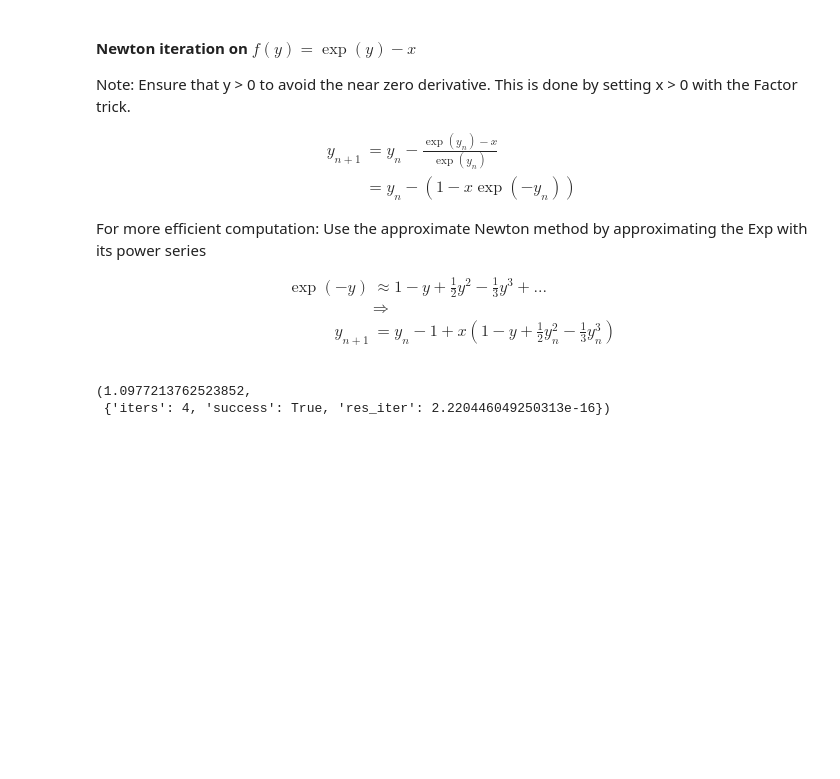
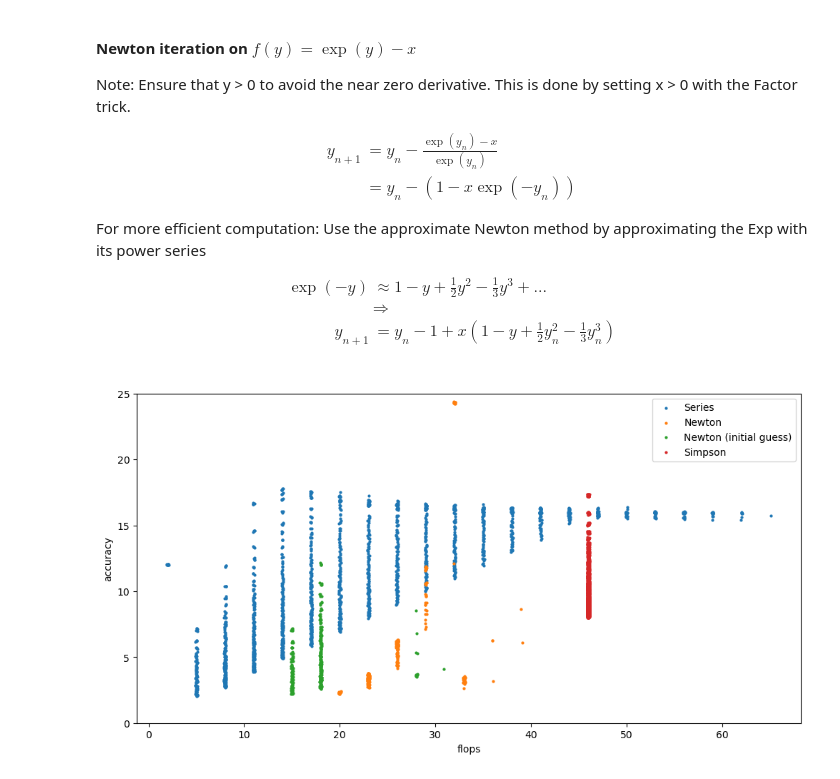
Before and after one commit to tom-nijhuis/numerical-investigation, a Jupyter notebook: logarithm.ipynb, the cells around one changed output. Saved outputs shown, nothing was run; the diff lists cells and outputs as text; code cells hidden in the pictures; blank space fills up the shorter version.

Commit message:
add figure

```diff
--- a/logarithm.ipynb
+++ b/logarithm.ipynb
@@ -65,7 +67,7 @@ def FactorTrick(x, xmin = .5, xmax=1.5):
     return x, k
 # %%
 
-def LogSeries(x, max_iter=22):
+def LogSeries(x, max_iter=22, eps = 1e-16):
     """ Series calculation for Logarithm."""
     # Divisions: 1 + N
     # Mulitply: 1 + 2N
@@ -79,7 +81,7 @@ def LogSeries(x, max_iter=22):
     qq = q*q
     for n in range(max_iter):
         add = 2/(2*n+1) * q # 2 flops
-        if abs(add) < EPS:
+        if abs(add) < eps:
             info['success'] = True
             break
         y += add
@@ -139,7 +153,7 @@ def LogNewton(x, max_iter=22, y = None, exp_approx = 4, good_initial_guess = Fal
 
     return y, info
 # %%
-def LogSimpson(x, max_iters=22):
+def LogSimpson(x, max_iters=22, **kwargs):
     """ Integrate 1/t in 0<t<x
         Using Simpson's rule: (https://en.wikipedia.org/wiki/Simpson%27s_rule)
              b           b-a             a+b
@@ -156,24 +170,74 @@ def LogSimpson(x, max_iters=22):
     t = 1
     dt = (x-1) / max_iters # = b-a, segement length (flops: 1)
     dt2 = dt/2            # = (b-a) /2, segment midpoint
-    dt6 = dt/6            # = (b-a) /6
     y=0         # Running sum
     fa = 1      # =f(a)
     for i in range(max_iters):
         fm = 1/(t+dt2) # = f((a+b)/2), iterand at midpoint
         fb = 1/(t+dt)  # = f(b), iterand at right edge
-        y += dt6*(fa + 4*fm + fb) # Add Simpson's rule on segment (a,b)
+        y += (fa + 4*fm + fb) # Add Simpson's rule on segment (a,b)
         # Shift over to next segment
         t+=dt
         fa = fb # Iterand at right becomes iterand at left
-        info['flops'] += 4 # two divisions, 2 multiplies
+        info['flops'] += 2 # two divisions
+
+    # Scale
+    y *= dt/6
+    info['flops'] += 1
 
     info['res_actual'] = log(x) - y
     info['accuracy'] = float('inf') if log(x) == y else -log(abs(log(x) - y),10) # Number of correct digits in base-10
 
     return y, info
+# %%
+
+import random
+
+def plot_scatter_flops_accuracy(add_jitter = True):
+
+    if add_jitter:
+        jitter = lambda : 1 - 2*random.random()
+    else:
+        jitter = lambda : 0
+
+    fig, (ax0) = plt.subplots(1, 1, figsize=(12, 6))
+
+
+    xx = np.linspace(1+1e-12,2,100)
+    epses = [10**(-i) for i in range(2,22,1)]
+
+    funcs = {
+        'Series' : lambda **kwargs : LogSeries(**kwargs),
+        'Newton' : lambda **kwargs : LogNewton(**kwargs),
+        'Newton (initial guess)' : lambda **kwargs : LogNewton(**kwargs, good_initial_guess=True),
+        'Simpson': lambda **kwargs : LogSimpson(**kwargs),
+        # 'Simpson (more segments)': lambda x : LogSimpson(x, max_iters=100),
+    }
+    for funcName, func in funcs.items():
+        scatter_x = []
+        scatter_y = []
+        for eps in epses:
+            for i,x in enumerate(xx):
+                _, info = func(x=x, eps = eps)
+                if info['success']:
+                    scatter_x.append(info['flops'] + .1*jitter())
+                    scatter_y.append(info['accuracy']+ .1*jitter())
+        ax0.scatter(scatter_x, scatter_y, marker = 'o', label = funcName, s=4)
+    ax0.legend(loc="upper right")
+    ax0.set_xlabel("flops")
+    ax0.set_ylabel("accuracy")
+
+    ax0.set_ylim((0,25))
+
+
+    plt.show()
+
+
+plot_scatter_flops_accuracy()
+# %% [output]
+[figure, added]
 # %%
-def AGM(a,g, max_iters = 12):
+def AGM(a,g, max_iters = 12, eps = 1e-16):
     info = {
         'iters':0,
         'success': False
@@ -181,13 +245,8 @@ def AGM(a,g, max_iters = 12):
     for i in range(max_iters):
         a,g = (a+g)/2, sqrt(a*g)
         info['iters'] +=1
-        if abs(a-g) < EPS:
+        if abs(a-g) < eps:
             info['success'] = True
             break
     info['res_iter'] = abs(a-g)
     return a, info
-
-AGM(1,1.2)
-# %% [output]
-(1.0977213762523852,
- {'iters': 4, 'success': True, 'res_iter': 2.220446049250313e-16})
```
Also changed, not shown: parts of 2 cells of this notebook, 2 other files.
